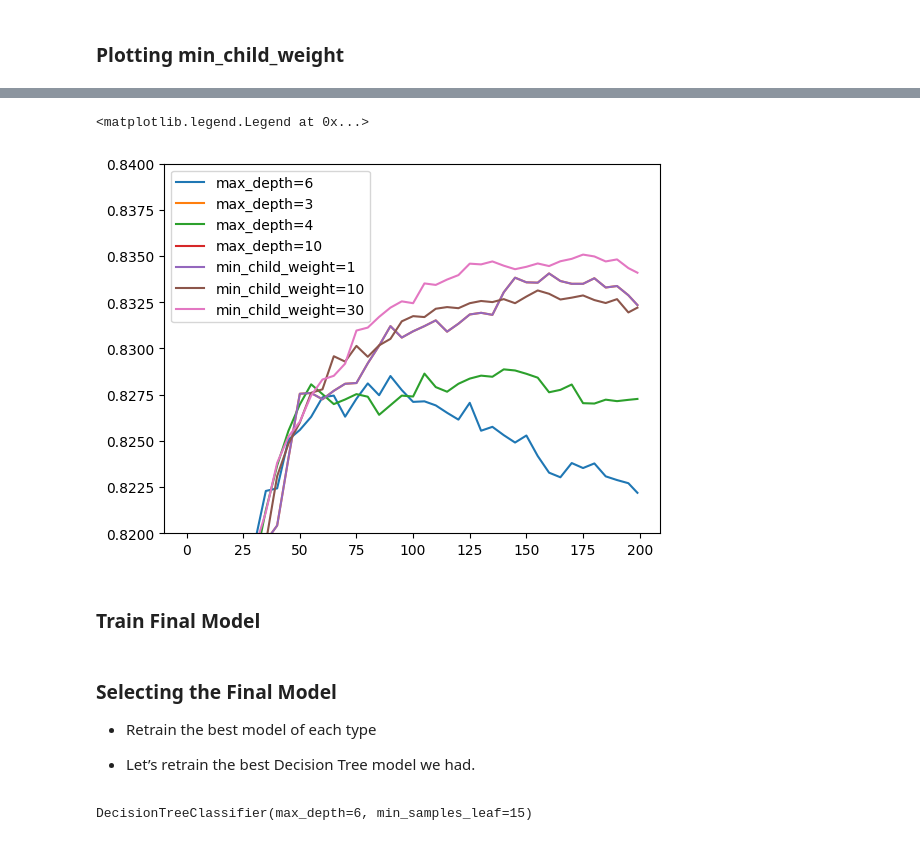
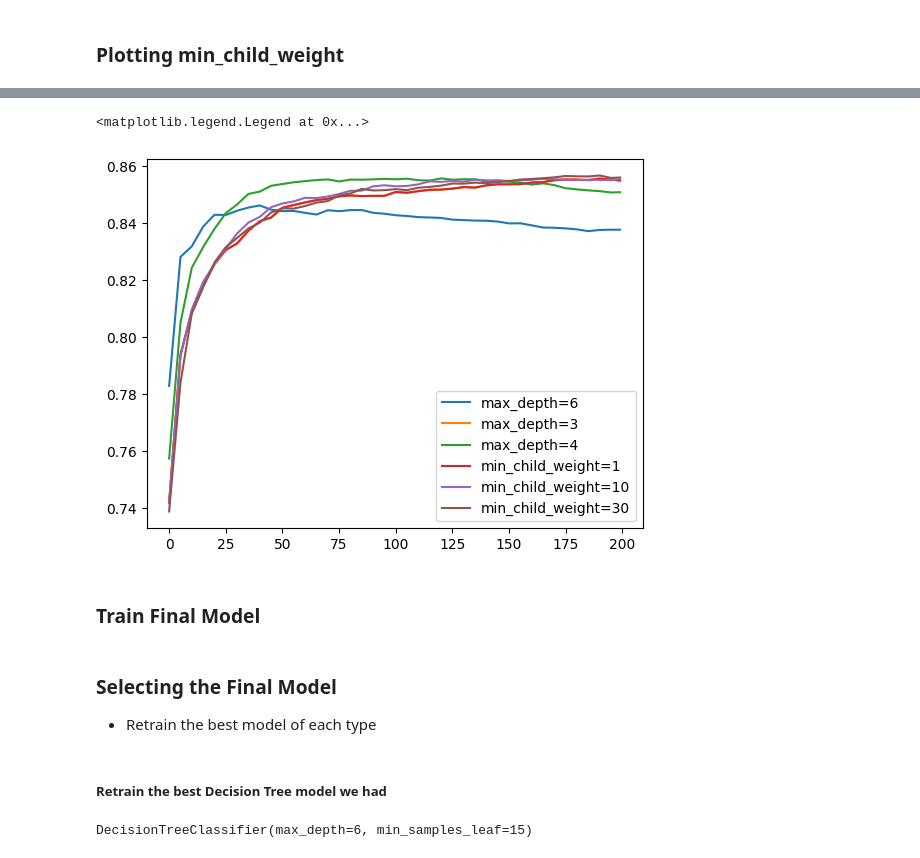
Before and after one commit to abbaS01kustov/credit-risk-scoring-model, a Jupyter notebook: credit_scoring_with_decisionTree.ipynb, the cells around one changed output, grey strips where cells are left out. Drawn from its saved outputs; the diff is of its cells as text; code cells hidden in the pictures.

```diff
--- a/credit_scoring_with_decisionTree.ipynb
+++ b/credit_scoring_with_decisionTree.ipynb
@@ -423,7 +880,0 @@ depth: 5
-# %%
-for m in [1, 5, 10, 15, 20, 50, 100, 200]:
-    dt = DecisionTreeClassifier(max_depth=6, min_samples_leaf=m)
-    dt.fit(X_train, y_train)
-    y_pred = dt.predict_proba(X_val)[:, 1]
-    auc = roc_auc_score(y_val, y_pred)
-    print('%s -> %.3f' % (m, auc))
@@ -714,0 +1110,14 @@ plt.show()
+# %%
+scores = []
+
+for d in [5, 10, 15]:
+    for n in range(10, 201, 10):
+        rf = RandomForestClassifier(n_estimators=n,
+                                max_depth=d,
+                                random_state=1)
+        rf.fit(X_train, y_train)
+
+        y_pred = rf.predict_proba(X_val)[:, 1]
+        auc = roc_auc_score(y_val, y_pred)
+
+        scores.append((d, n, auc))
@@ -714,0 +1148,22 @@ plt.show()
+# %%
+# let's select 10 as the best value
+max_depth = 10
+
+scores = []
+
+for s in [1, 3, 5, 10, 50]:
+    for n in range(10, 201, 10):
+        rf = RandomForestClassifier(n_estimators=n,
+                                max_depth=max_depth,
+                                min_samples_leaf=s,
+                                random_state=1)
+        rf.fit(X_train, y_train)
+
+        y_pred = rf.predict_proba(X_val)[:, 1]
+        auc = roc_auc_score(y_val, y_pred)
+
+        scores.append((s, n, auc))
+# %%
+columns = ['min_samples_leaf', 'n_estimators', 'auc']
+df_scores = pd.DataFrame(scores, columns=columns)
+df_scores.head()
@@ -1538,12 +2102,12 @@ plt.legend()
 # %%
 for min_child_weight, df_score in scores.items():
     plt.plot(df_score.num_iter, df_score.val_auc, label=min_child_weight)
 
-plt.ylim(0.82, 0.84)
+#plt.ylim(0.82, 0.84)
 plt.legend()
 # %% [output]
 <matplotlib.legend.Legend at 0x...>
-[figure, old version]
+[figure, new version]
 # %% [markdown]
 ### <b>Train Final Model</b>
 # %%
@@ -1582,8 +2146,8 @@ model = xgb.train(xgb_params, dtrain, num_boost_round=175)
 ### <b>Selecting the Final Model</b>
 
 * Retrain the best model of each type
-
-* Let’s retrain the best Decision Tree model we had.
+# %% [markdown]
+##### <b>Retrain the best Decision Tree model we had </b>
 # %%
 df = DecisionTreeClassifier(max_depth=6, min_samples_leaf=15)
 dt.fit(X_train, y_train)
```
Also changed, not shown: parts of 206 cells of this notebook.
